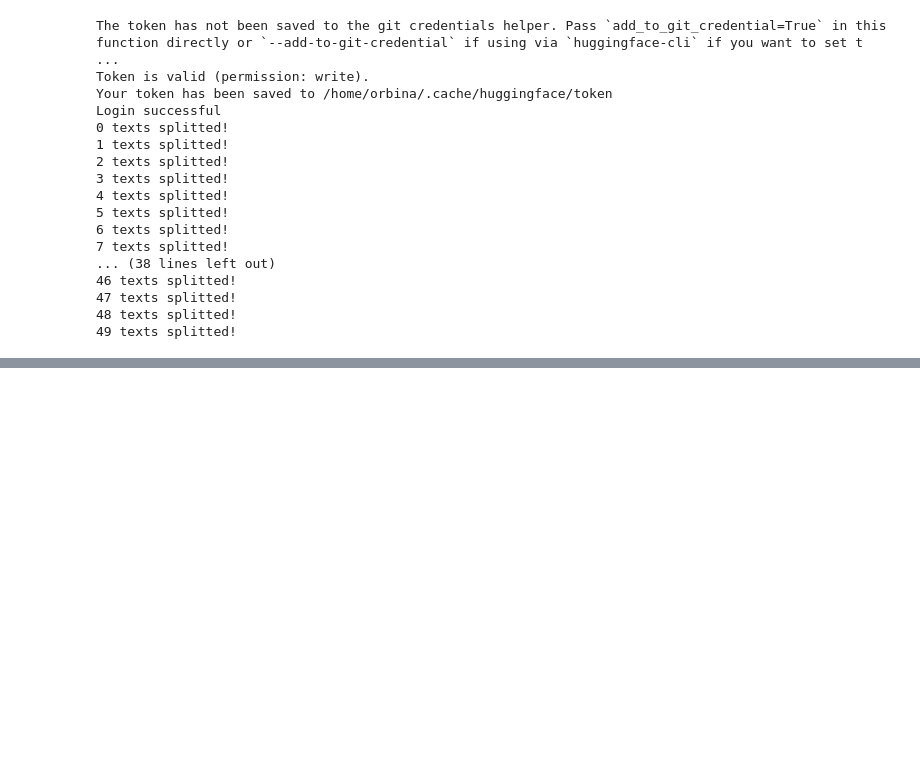
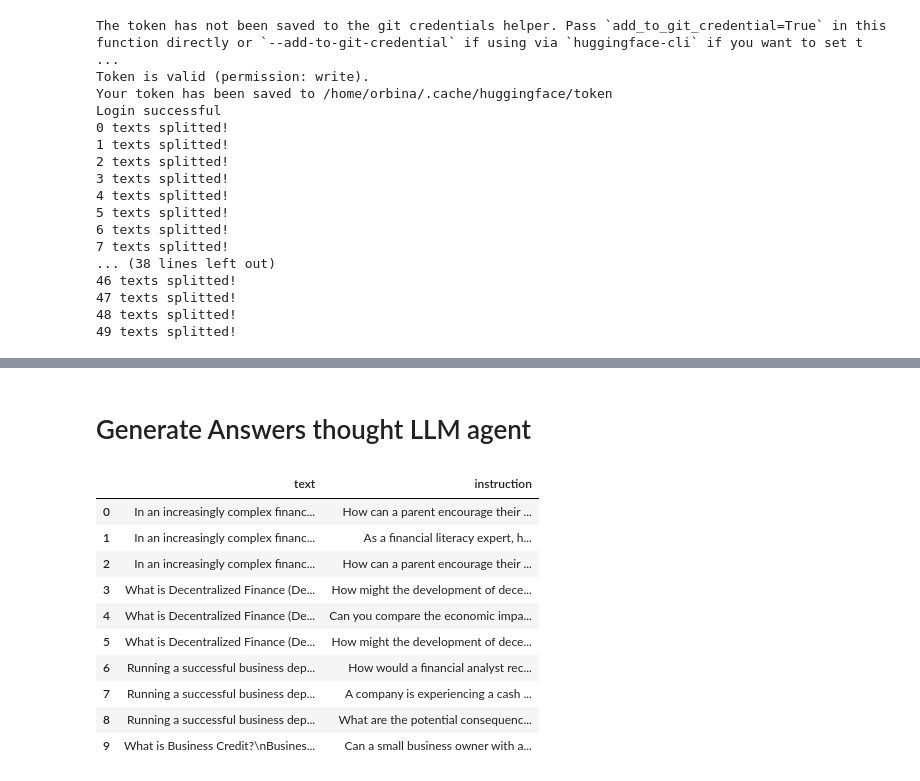
Before and after one commit to malhajar17/GoogledWeb, a Jupyter notebook: test_sdk.ipynb, the cells around one changed output, grey strips where cells are left out. Drawn from its saved outputs; the diff is of its cells as text; code cells hidden in the pictures; blank space fills up the shorter version.

```diff
--- a/test_sdk.ipynb
+++ b/test_sdk.ipynb
@@ -433,2 +630,4 @@ time taken for single processing: 287.3547830581665
 # %%
 all_q.to_csv("data/fineweb_instructions.csv", index=False)
+# %% [markdown]
+# Generate Answers thought LLM agent
@@ -434,0 +683,15 @@ all_q.to_csv("data/fineweb_instructions.csv", index=False)
+# %%
+instruction_df = pd.read_csv("data/fineweb_instructions.csv")
+instruction_df.head(10)
+# %% [output]
+|  | text | instruction |
+| 0 | In an increasingly complex financ... | How can a parent encourage their ... |
+| 1 | In an increasingly complex financ... | As a financial literacy expert, h... |
+| 2 | In an increasingly complex financ... | How can a parent encourage their ... |
+| 3 | What is Decentralized Finance (De... | How might the development of dece... |
+| 4 | What is Decentralized Finance (De... | Can you compare the economic impa... |
+| 5 | What is Decentralized Finance (De... | How might the development of dece... |
+| 6 | Running a successful business dep... | How would a financial analyst rec... |
+| 7 | Running a successful business dep... | A company is experiencing a cash ... |
+| 8 | Running a successful business dep... | What are the potential consequenc... |
+| 9 | What is Business Credit?\nBusines... | Can a small business owner with a... |
```
Also changed, not shown: parts of 14 cells of this notebook, 3 other files.
